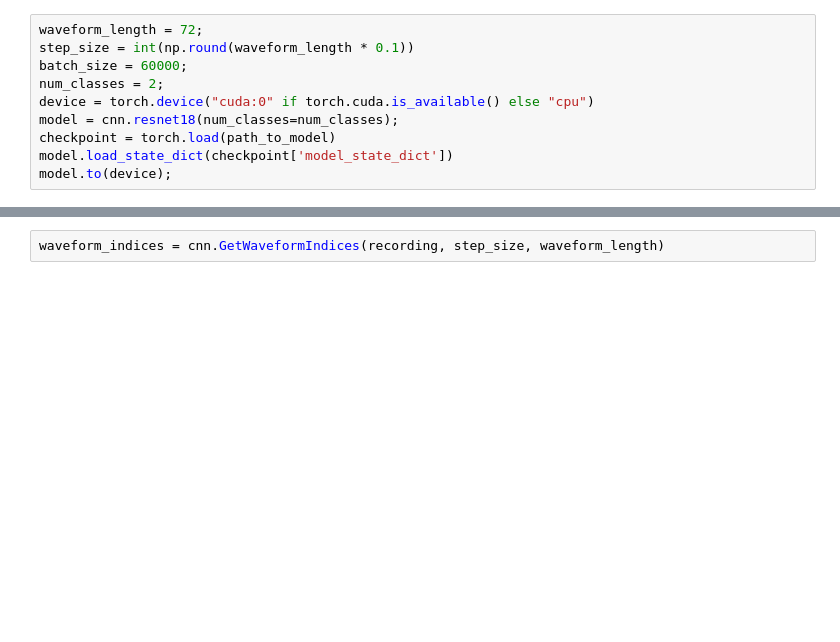
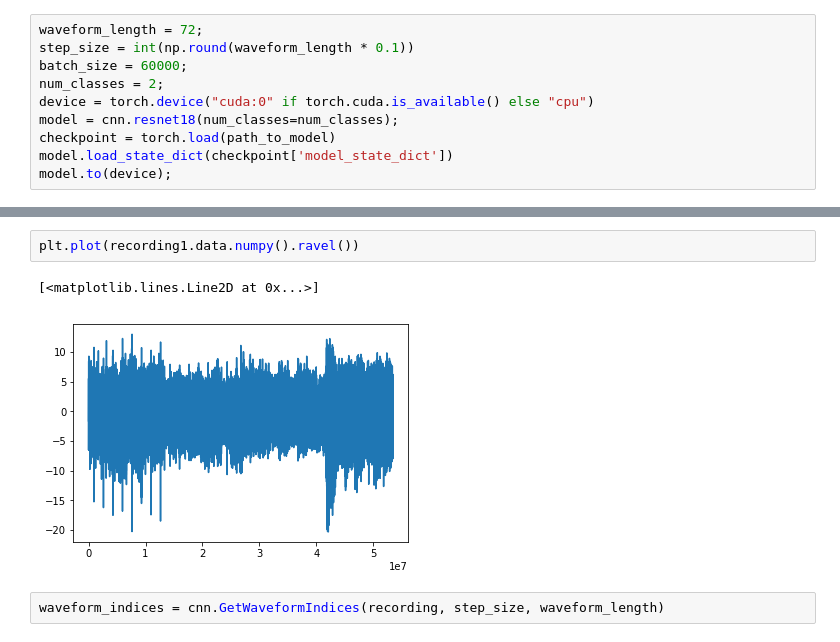
Before and after one commit to Nomow/deep-learning-based-spike-detection-and-sorting, a Jupyter notebook: notebooks/detect.ipynb, the cells around one changed output, grey strips where cells are left out. Cells and saved outputs as stored; diff of their text form; blank space fills up the shorter version.

```diff
--- a/notebooks/detect.ipynb
+++ b/notebooks/detect.ipynb
@@ -55,3 +58,8 @@ tensor(-0.0011)
+# %%
+plt.plot(recording1.data.numpy().ravel())
+# %% [output]
+[<matplotlib.lines.Line2D at 0x...>]
+[figure, added]
 # %%
 waveform_indices = cnn.GetWaveformIndices(recording, step_size, waveform_length)
 # %%
```
Also changed, not shown: parts of 32 cells of this notebook, 14 other files.
